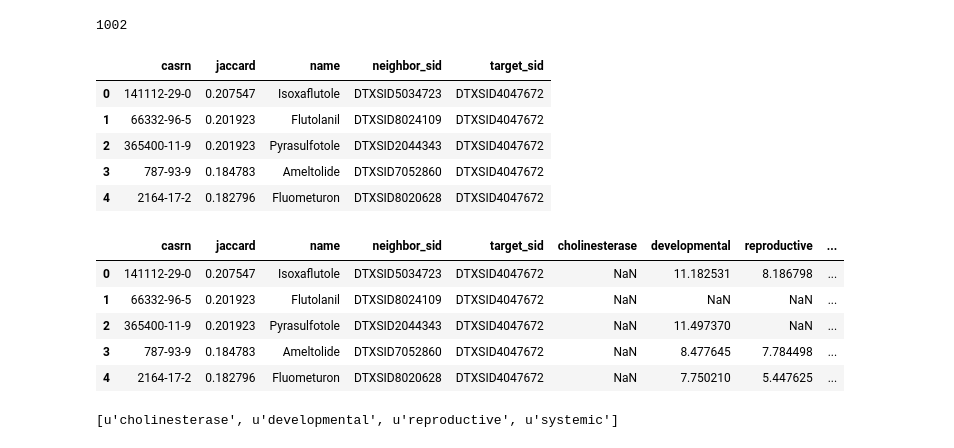
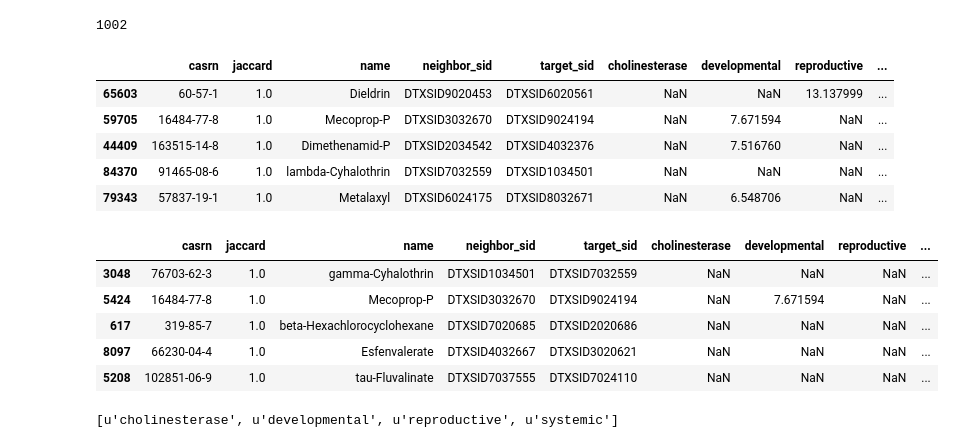
Before and after one commit to georgehelman/genra, a Jupyter notebook: notebooks/rax/rax-genra-toxref.ipynb, the cells around one changed output. Drawn from its saved outputs; the diff is of its cells as text; code cells hidden in the pictures.

```diff
--- a/notebooks/rax/rax-genra-toxref.ipynb
+++ b/notebooks/rax/rax-genra-toxref.ipynb
@@ -286,9 +247,9 @@ lel_sids=list(set(lel_agg.index.values))
 # %%
 loael_neighbors=[]
 for sid in loael_sids:
-    sid_neighbors=searchCollByFP(sid,s0=.1,SID=loael_sids,DB=DB)
+    sid_neighbors=searchCollByFP(sid,s0=.05,SID=loael_sids,DB=DB)
     if sid_neighbors:
-        sid_neighbors=sid_neighbors[1:10]
+        sid_neighbors=sid_neighbors
         for neighbor in sid_neighbors:
             neighbor['target_sid']=sid
             neighbor['neighbor_sid']=neighbor.pop('dsstox_sid')
@@ -296,7 +257,7 @@ for sid in loael_sids:
 # %%
 lel_neighbors=[]
 for sid in lel_sids:
-    sid_neighbors=searchCollByFP(sid,s0=.1,SID=loael_sids,DB=DB)
+    sid_neighbors=searchCollByFP(sid,s0=.05,SID=loael_sids,DB=DB)
     if sid_neighbors:
         sid_neighbors=sid_neighbors[1:10]
         for neighbor in sid_neighbors:
@@ -305,24 +266,28 @@ for sid in lel_sids:
         lel_neighbors=lel_neighbors+sid_neighbors
 # %%
 loael_neighbors=pd.DataFrame(loael_neighbors)
+loael_neighbors=loael_neighbors[loael_neighbors['target_sid']!=loael_neighbors['neighbor_sid']]
+loael_neighbors=loael_neighbors.sort_values('jaccard',ascending=False)
 loael_neighbors.head()
 # %% [output]
-|  | casrn | jaccard | name | neighbor_sid | target_sid |
-| 0 | 141112-29-0 | 0.207547 | Isoxaflutole | DTXSID5034723 | DTXSID4047672 |
-| 1 | 66332-96-5 | 0.201923 | Flutolanil | DTXSID8024109 | DTXSID4047672 |
-| 2 | 365400-11-9 | 0.201923 | Pyrasulfotole | DTXSID2044343 | DTXSID4047672 |
-| 3 | 787-93-9 | 0.184783 | Ameltolide | DTXSID7052860 | DTXSID4047672 |
-| 4 | 2164-17-2 | 0.182796 | Fluometuron | DTXSID8020628 | DTXSID4047672 |
+|  | casrn | jaccard | name | neighbor_sid | target_sid | cholinesterase | developmental | reproductive | ... |
+| 65603 | 60-57-1 | 1.0 | Dieldrin | DTXSID9020453 | DTXSID6020561 | NaN | NaN | 13.137999 | ... |
+| 59705 | 16484-77-8 | 1.0 | Mecoprop-P | DTXSID3032670 | DTXSID9024194 | NaN | 7.671594 | NaN | ... |
+| 44409 | 163515-14-8 | 1.0 | Dimethenamid-P | DTXSID2034542 | DTXSID4032376 | NaN | 7.516760 | NaN | ... |
+| 84370 | 91465-08-6 | 1.0 | lambda-Cyhalothrin | DTXSID7032559 | DTXSID1034501 | NaN | NaN | NaN | ... |
+| 79343 | 57837-19-1 | 1.0 | Metalaxyl | DTXSID6024175 | DTXSID8032671 | NaN | 6.548706 | NaN | ... |
 # %%
 lel_neighbors=pd.DataFrame(lel_neighbors)
+lel_neighbors=lel_neighbors[lel_neighbors['target_sid']!=lel_neighbors['neighbor_sid']]
+lel_neighbors=lel_neighbors.sort_values('jaccard',ascending=False)
 lel_neighbors.head()
 # %% [output]
 |  | casrn | jaccard | name | neighbor_sid | target_sid | cholinesterase | developmental | reproductive | ... |
-| 0 | 141112-29-0 | 0.207547 | Isoxaflutole | DTXSID5034723 | DTXSID4047672 | NaN | 11.182531 | 8.186798 | ... |
-| 1 | 66332-96-5 | 0.201923 | Flutolanil | DTXSID8024109 | DTXSID4047672 | NaN | NaN | NaN | ... |
-| 2 | 365400-11-9 | 0.201923 | Pyrasulfotole | DTXSID2044343 | DTXSID4047672 | NaN | 11.497370 | NaN | ... |
-| 3 | 787-93-9 | 0.184783 | Ameltolide | DTXSID7052860 | DTXSID4047672 | NaN | 8.477645 | 7.784498 | ... |
-| 4 | 2164-17-2 | 0.182796 | Fluometuron | DTXSID8020628 | DTXSID4047672 | NaN | 7.750210 | 5.447625 | ... |
+| 3048 | 76703-62-3 | 1.0 | gamma-Cyhalothrin | DTXSID1034501 | DTXSID7032559 | NaN | NaN | NaN | ... |
+| 5424 | 16484-77-8 | 1.0 | Mecoprop-P | DTXSID3032670 | DTXSID9024194 | NaN | 7.671594 | NaN | ... |
+| 617 | 319-85-7 | 1.0 | beta-Hexachlorocyclohexane | DTXSID7020685 | DTXSID2020686 | NaN | NaN | NaN | ... |
+| 8097 | 66230-04-4 | 1.0 | Esfenvalerate | DTXSID4032667 | DTXSID3020621 | NaN | NaN | NaN | ... |
+| 5208 | 102851-06-9 | 1.0 | tau-Fluvalinate | DTXSID7037555 | DTXSID7024110 | NaN | NaN | NaN | ... |
 # %%
 categories=list(loael_agg.columns.values)
 for category in categories:
```
Also changed, not shown: parts of 11 cells of this notebook.
